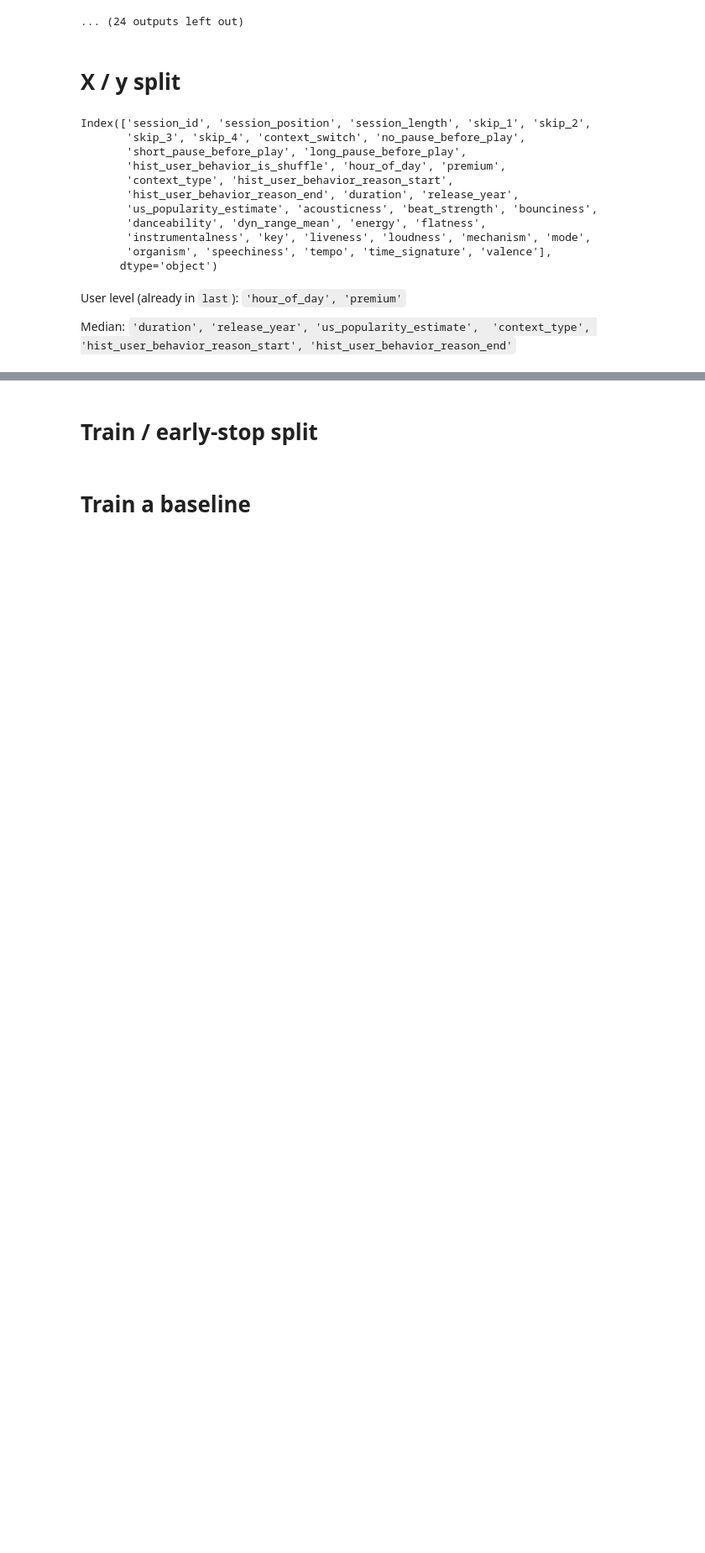
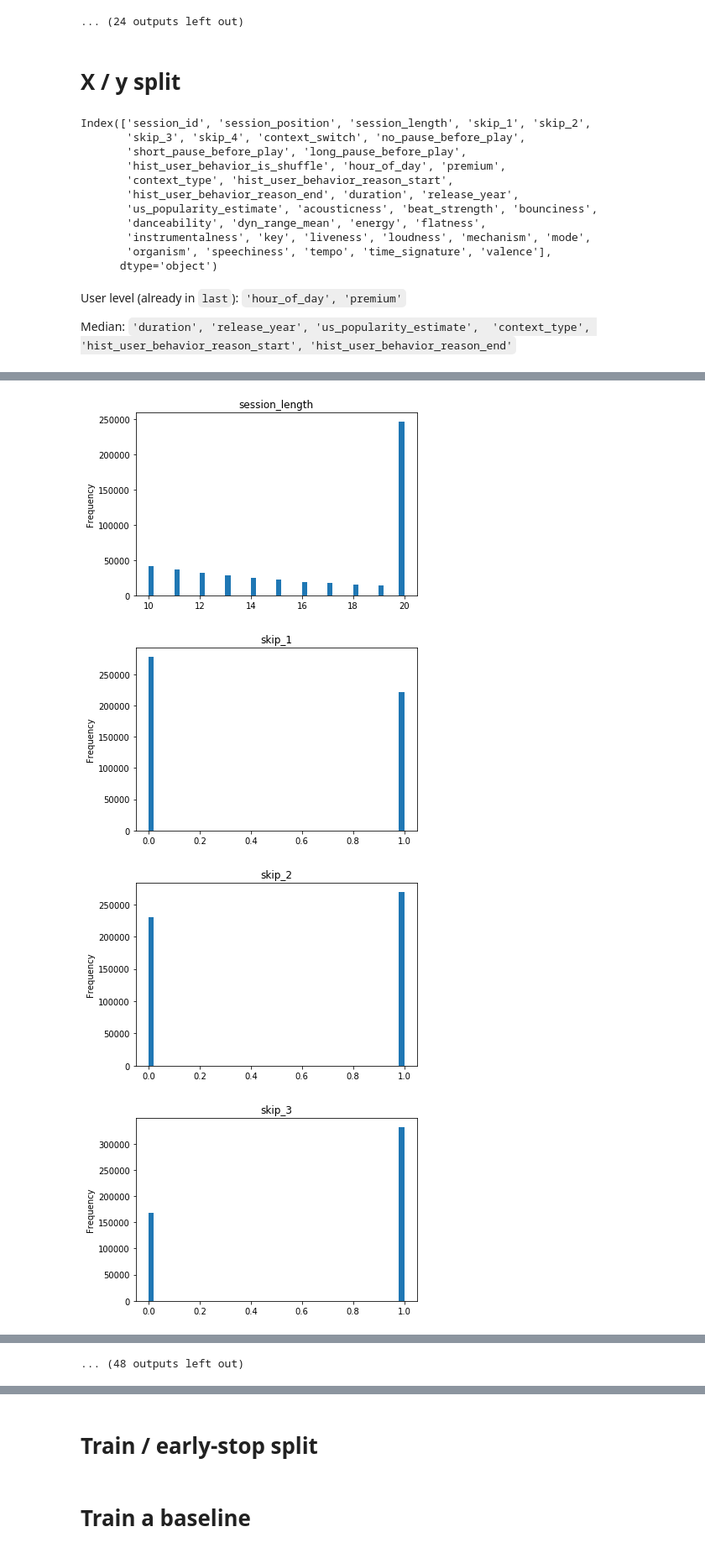
Before and after one commit to mlisovyi/skip-prediction-challenge-starter-kit, a Jupyter notebook: Model_Building.ipynb, the cells around one changed output, grey strips where cells are left out. Shown at 84% size. Cells and saved outputs as stored; diff of their text form; code cells hidden in the pictures; blank space fills up the shorter version.

```diff
--- a/Model_Building.ipynb
+++ b/Model_Building.ipynb
@@ -220 +225,12 @@ for cols, (vmin,vmax) in [
 [figure]
+# %%
+for c in X_trn.columns:
+    X_trn[c].iloc[:500000].plot.hist(bins=50)
+    plt.yscale('linear')
+    plt.title(c)
+    plt.show()
+# %% [output]
+[figure, added]
+[figure, added]
+[figure, added]
+[figure, added]
@@ -220,0 +245 @@ for cols, (vmin,vmax) in [
+... (48 outputs left out)
```
Also changed, not shown: parts of 29 cells of this notebook, 3 other files.
